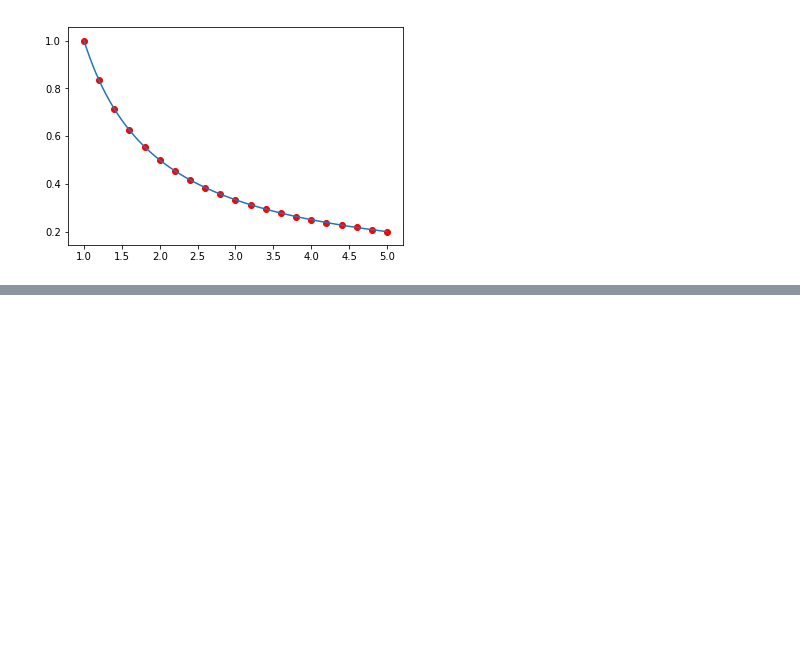
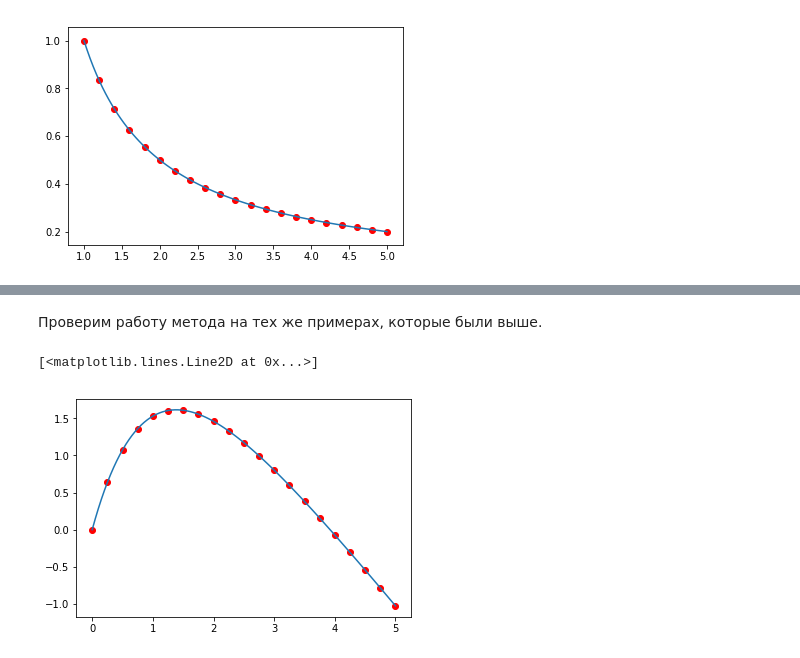
Before and after one commit to Sorrow321/NM, a Jupyter notebook: DifEq.ipynb, the cells around one changed output, grey strips where cells are left out. Cells and saved outputs as stored; diff of their text form; code cells hidden in the pictures; blank space fills up the shorter version.

```diff
--- a/DifEq.ipynb
+++ b/DifEq.ipynb
@@ -91,0 +95,32 @@ plt.pyplot.plot(true_solution, 1 / true_solution) # график аналити
+# %%
+def Runge_Kutta_method_fourth(x_0, y_0, f, l, n):
+    h = l / n # шаг сетки
+    grid = dict() # используем структуру данных "словарь" (ассоциативный массив) для хранения сетки
+
+    grid[x_0] = y_0 # начальное условие
+    for i in range(0, n): # заполняем оставшиеся n значений по рекуррентной формуле
+        x_i = x_0 + h*i
+        y_i = grid[x_i]
+
+        k1 = f(x_i, y_i)
+        k2 = f(x_i + (h / 2), y_i + (h / 2) * k1)
+        k3 = f(x_i + (h / 2), y_i + (h / 2) * k2)
+        k4 = f(x_i + h, y_i + h * k3)
+
+        grid[x_0 + h*(i + 1)] = y_i + (h / 6) * (k1 + 2*k2 + 2*k3 + k4)
+    return grid
+# %% [markdown]
+Проверим работу метода на тех же примерах, которые были выше.
+# %%
+def func(x, y):
+    return 3 - y - x
+
+res = Runge_Kutta_method_fourth(0, 0, func, 5, 20)
+solution = np.array(list(res.items())) # превращаем словарь в массив пар (x, y)
+plt.pyplot.scatter(x = solution[:, 0], y = solution[:, 1], c = 'red') # строим график нашей сеточной функции
+
+true_solution = np.linspace(0, 5, 100) # мелкая сетка для вывода аналитического решения
+plt.pyplot.plot(true_solution, 4 - true_solution - 4 * np.exp(-true_solution)) # график аналитического решения
+# %% [output]
+[<matplotlib.lines.Line2D at 0x...>]
+[figure, added]
```
Also changed, not shown: parts of 16 cells of this notebook.
